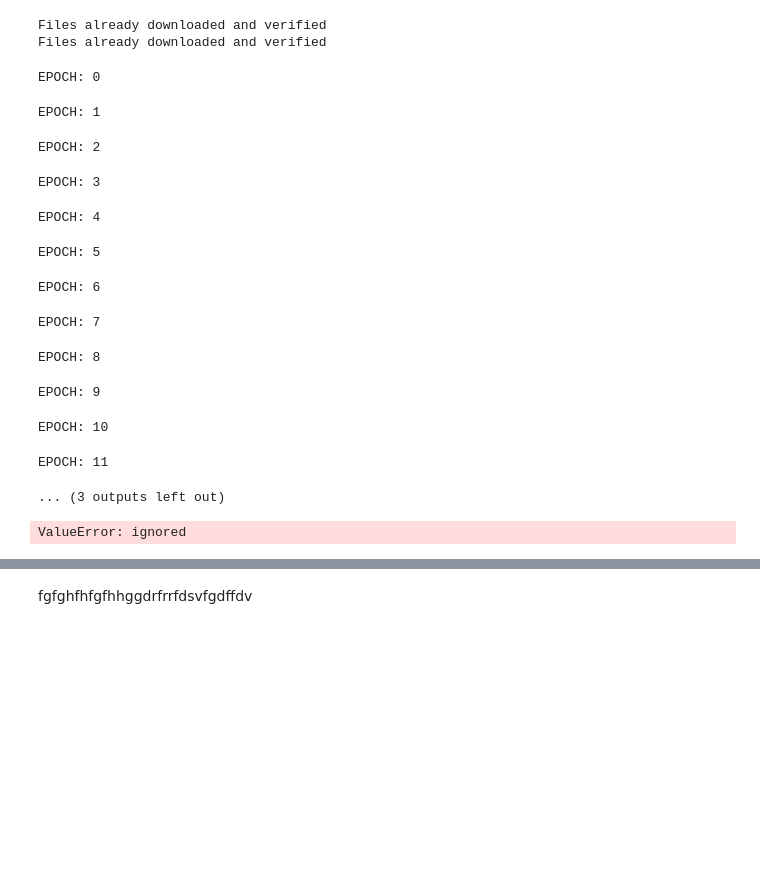
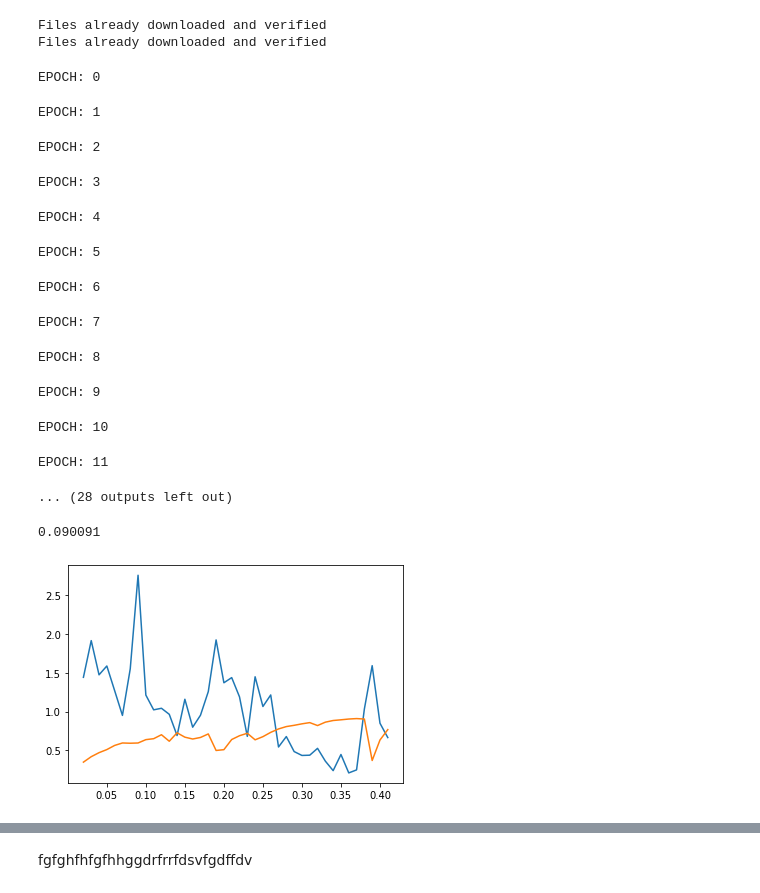
Before and after one commit to sobti/TSAI, a Jupyter notebook: S11/resnet_model_album_cam__ocp.ipynb, the cells around one changed output, grey strips where cells are left out. Saved outputs shown, nothing was run; the diff lists cells and outputs as text; code cells hidden in the pictures; blank space fills up the shorter version.

```diff
--- a/S11/resnet_model_album_cam__ocp.ipynb
+++ b/S11/resnet_model_album_cam__ocp.ipynb
@@ -81,20 +85,35 @@ test_ds =  oa.PyTorchImageDataset(image=testset, augmentations=test_transforms)
 # %%
 batch_size=512
 trainloader,testloader=ld.load_test_train(batch_size,train_ds,test_ds,torchvision,torch)
+# %%
+def range_test(end_lr=10,num_iter=100,step_mode="exp", smooth_f=0.05, diverge_th=5):
+        if step_mode.lower() == "exp":
+            lr_schedule = lr.ExponentialLR(optimizer, end_lr, num_iter)
+        elif step_mode.lower() == "linear":
+            lr_schedule = lr.LinearLR(optimizer, end_lr, num_iter)
+        else:
+            raise ValueError("expected one of (exp, linear), got {}".format(step_mode))
+
+        if smooth_f < 0 or smooth_f >= 1:
+            raise ValueError("smooth_f is outside the range [0, 1[")
+        return lr_schedule
 # %%
 train_losses = []
 test_losses = []
 train_acc = []
 test_acc = []
 train_acc_graph=[]
-history = {"lr": []}
-getlr=0.001
+history = {"lr": [], "loss": []}
+getlr=0.0001
 optimizer = optim.SGD(net.parameters(),lr=getlr)                               # start LR is 0.00001
-lr_schedule = lr.LinearLR(optimizer)
+lr_schedule=range_test(end_lr=1,num_iter=100,step_mode="linear",smooth_f=0.04,diverge_th=5)
 criterion=nn.CrossEntropyLoss()
 best_loss = None
+diverge_th=50
+num_iter=100
+smooth_f=0.05
 device='cuda'
-EPOCHS = 15
+EPOCHS =40
 for epoch in range(EPOCHS):
     print("EPOCH:", epoch)
     train_acc1=t.train(net, device, trainloader, optimizer,train_losses,train_acc,tqdm,criterion)
@@ -115,13 +134,15 @@ EPOCH: 8
 EPOCH: 9
 EPOCH: 10
 EPOCH: 11
-... (3 outputs left out)
+... (28 outputs left out)
 # %%
 max_lr1=history['lr'][train_acc_graph.index(max(train_acc_graph))]
 plt.plot(history['lr'],train_acc_graph)
-net1=bb.Net().to('cuda')                                                        # Creating new model for final training.
+net1=bb.Net().to('cuda')
+max_lr1                                                  # Creating new model for final training.
 # %% [output]
-ValueError: ignored
+0.090091
+[figure, added]
 # %%
 import train_test_model_resnet18_missclass as t1                                   #import train - test module .This is class to train and evaluate the model
 train_losses = []
```
Also changed, not shown: parts of 3 cells of this notebook.
